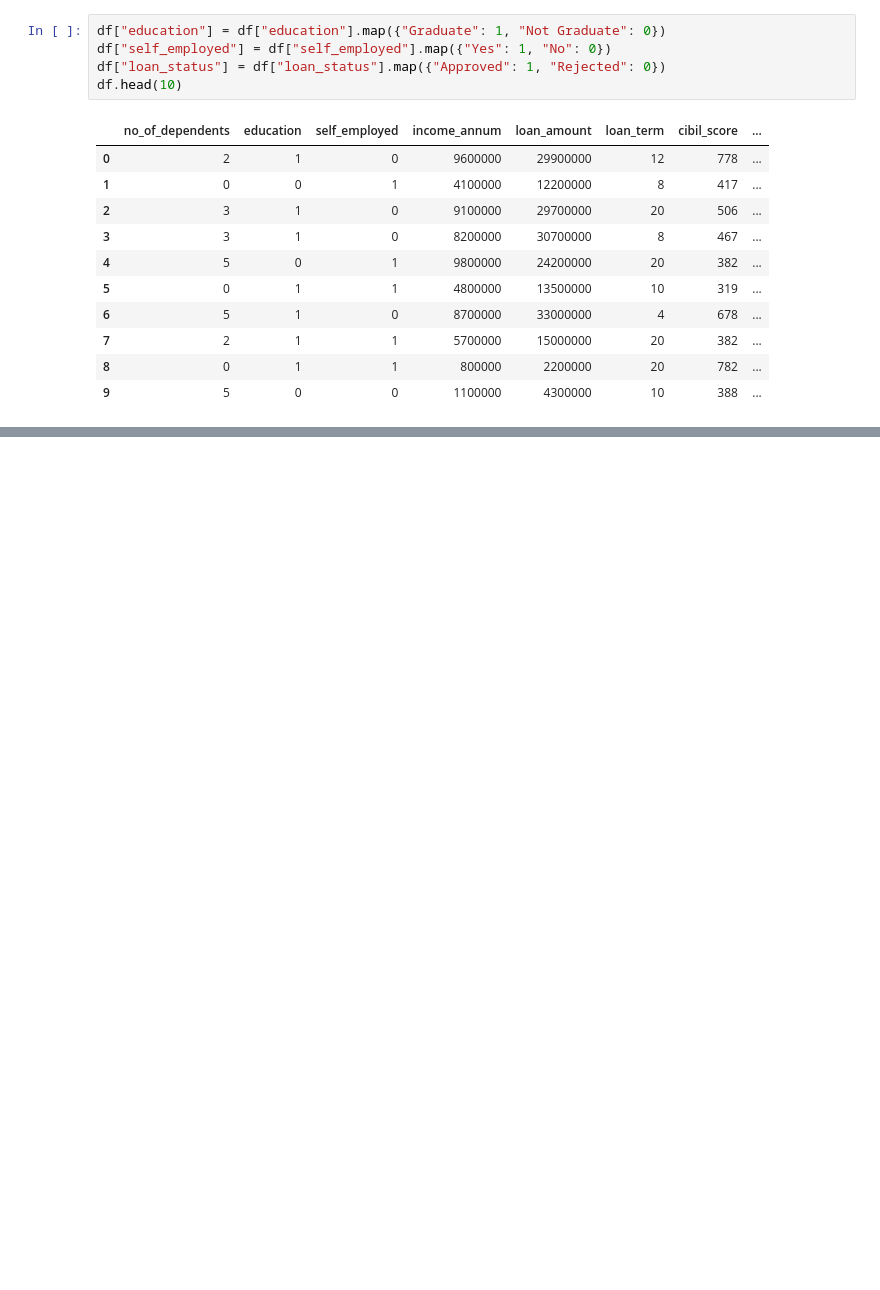
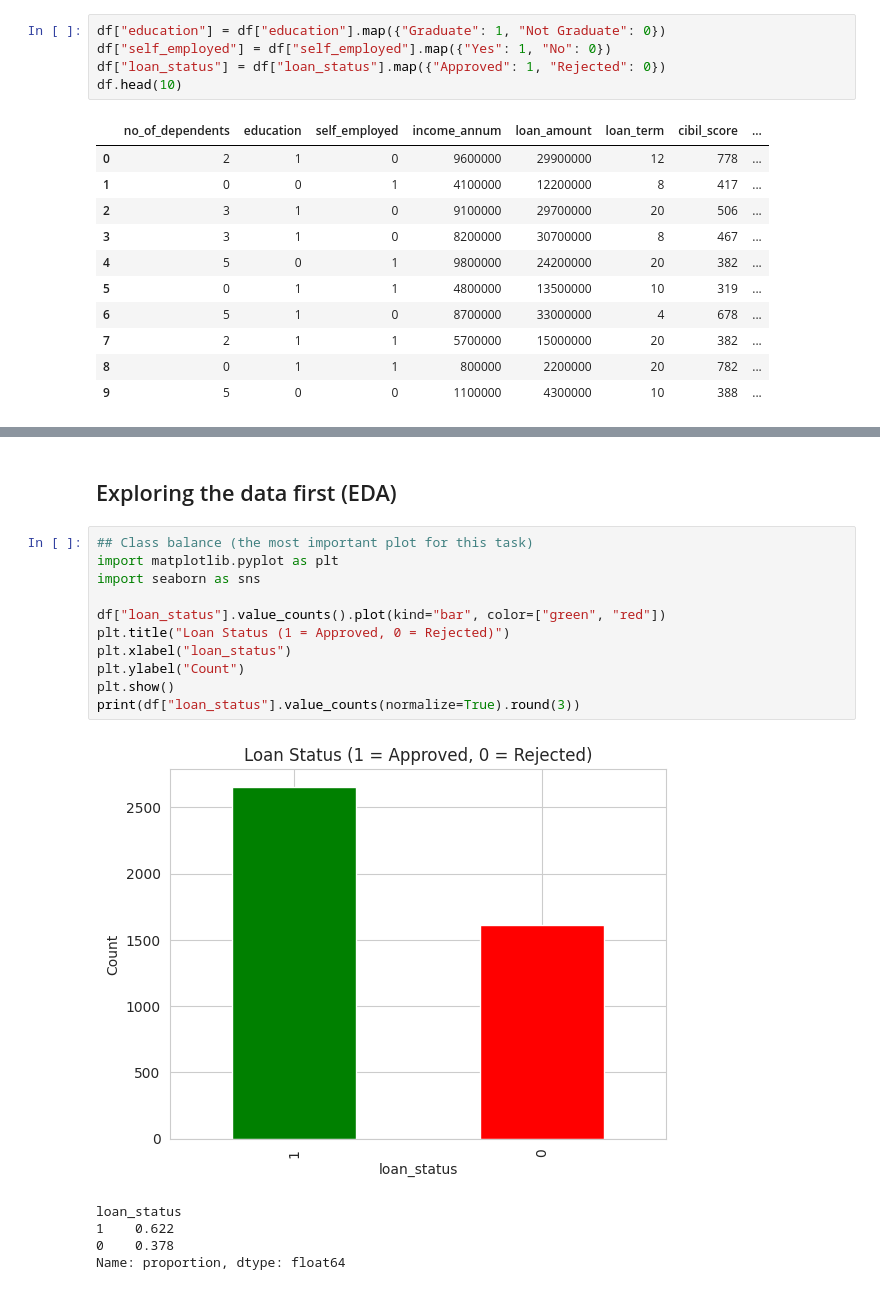
Before and after one commit to asmipandey18/Elevvo_Ml_Internship, a Jupyter notebook: task4_loan_approval_prediction/Loan_approval_prediction.ipynb, the cells around one changed output, grey strips where cells are left out. Cells and saved outputs as stored; diff of their text form; blank space fills up the shorter version.

Commit message:
completed task

```diff
--- a/task4_loan_approval_prediction/Loan_approval_prediction.ipynb
+++ b/task4_loan_approval_prediction/Loan_approval_prediction.ipynb
@@ -152,0 +159,19 @@ dtype: int64
+# %% [markdown]
+## Exploring the data first (EDA)
+# %%
+## Class balance (the most important plot for this task)
+import matplotlib.pyplot as plt
+import seaborn as sns
+
+df["loan_status"].value_counts().plot(kind="bar", color=["green", "red"])
+plt.title("Loan Status (1 = Approved, 0 = Rejected)")
+plt.xlabel("loan_status")
+plt.ylabel("Count")
+plt.show()
+print(df["loan_status"].value_counts(normalize=True).round(3))
+# %% [output]
+[figure, added]
+loan_status
+1    0.622
+0    0.378
+Name: proportion, dtype: float64
```
Also changed, not shown: parts of 9 cells of this notebook.
